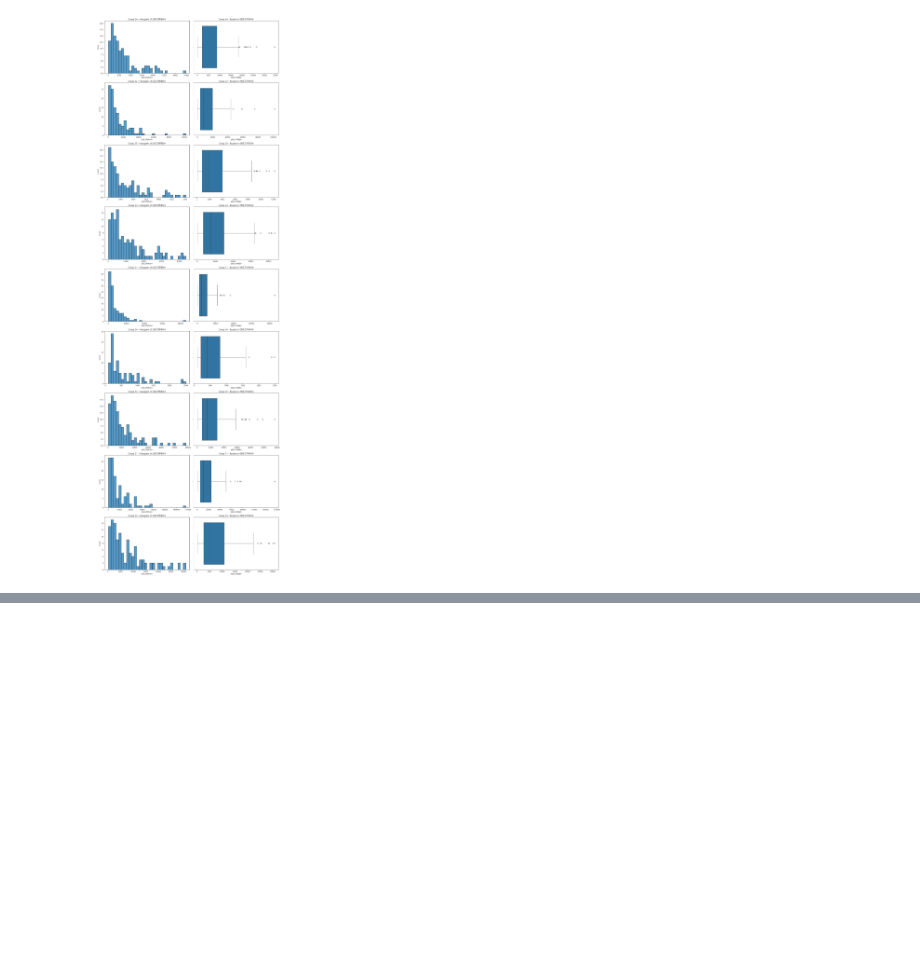
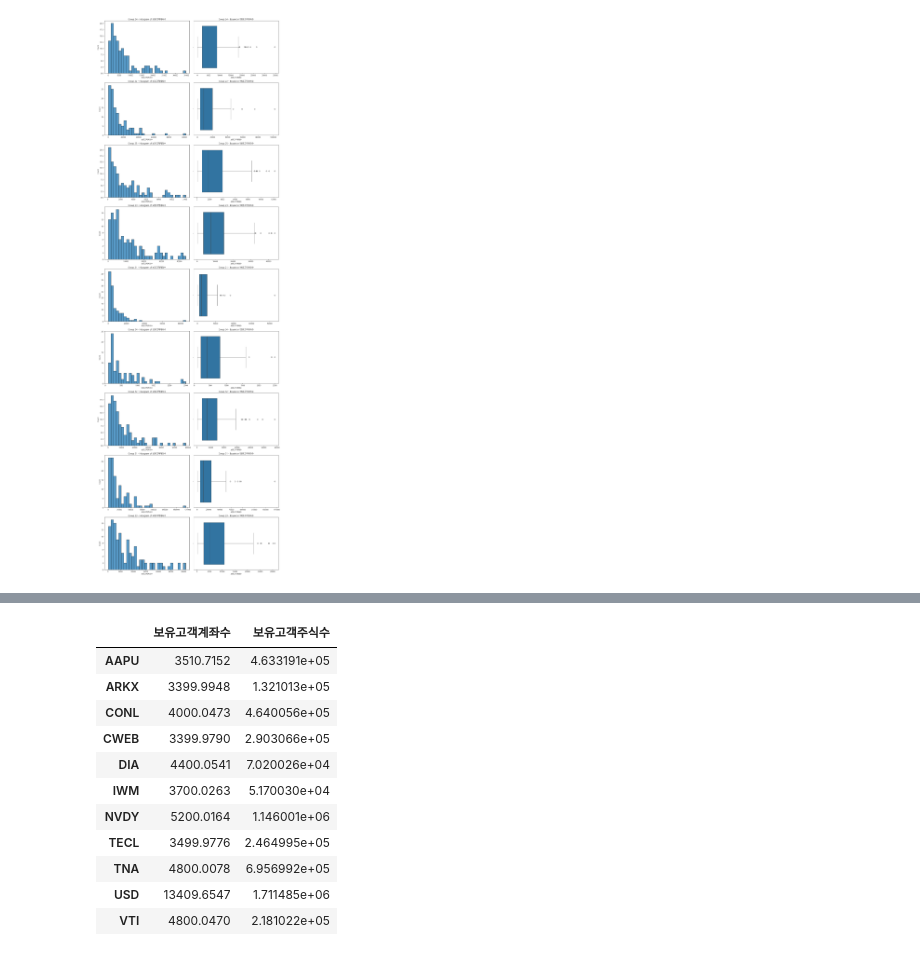
Before and after one commit to WonchanMoon/DSHY, a Jupyter notebook: EDA 실습/농협 공모전/데이터분석_업로드용.ipynb, the cells around one changed output, grey strips where cells are left out. Cells and saved outputs as stored; diff of their text form; code cells hidden in the pictures; blank space fills up the shorter version.

```diff
--- a/EDA 실습/농협 공모전/데이터분석_업로드용.ipynb
+++ b/EDA 실습/농협 공모전/데이터분석_업로드용.ipynb
@@ -159,0 +299,17 @@ plt.show()
+# %%
+#gosu_unique의 아웃 라이어들 확인
+gosu_outlier = gosu_unique[gosu_unique['보유고객계좌수'] > gosu_unique['보유고객계좌수'].quantile(0.75) + 1.5*(gosu_unique['보유고객계좌수'].quantile(0.75) - gosu_unique['보유고객계좌수'].quantile(0.25))]
+gosu_outlier
+# %% [output]
+|  | 보유고객계좌수 | 보유고객주식수 |
+| AAPU | 3510.7152 | 4.633191e+05 |
+| ARKX | 3399.9948 | 1.321013e+05 |
+| CONL | 4000.0473 | 4.640056e+05 |
+| CWEB | 3399.9790 | 2.903066e+05 |
+| DIA | 4400.0541 | 7.020026e+04 |
+| IWM | 3700.0263 | 5.170030e+04 |
+| NVDY | 5200.0164 | 1.146001e+06 |
+| TECL | 3499.9776 | 2.464995e+05 |
+| TNA | 4800.0078 | 6.956992e+05 |
+| USD | 13409.6547 | 1.711485e+06 |
+| VTI | 4800.0470 | 2.181022e+05 |
```
Also changed, not shown: parts of 12 cells of this notebook.
